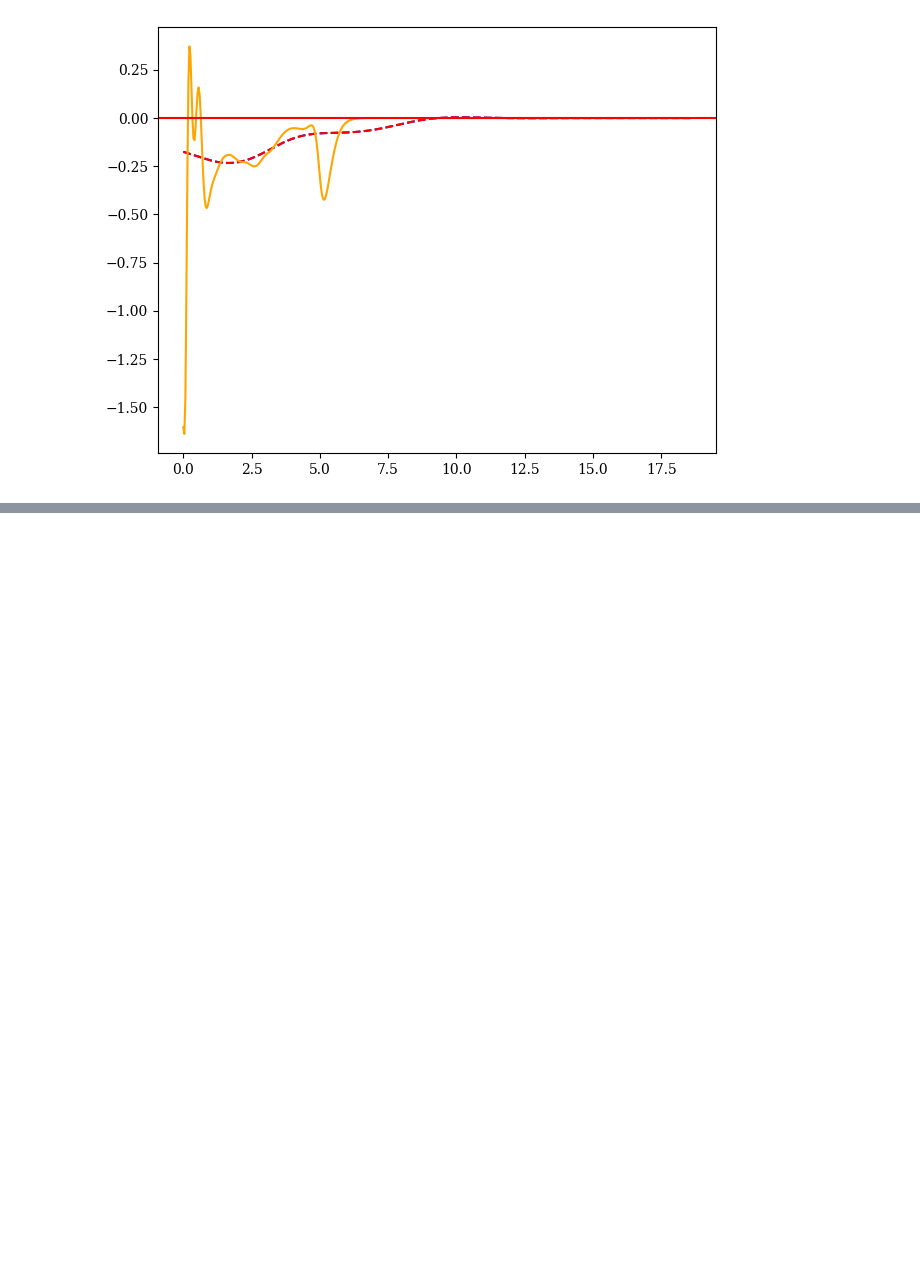
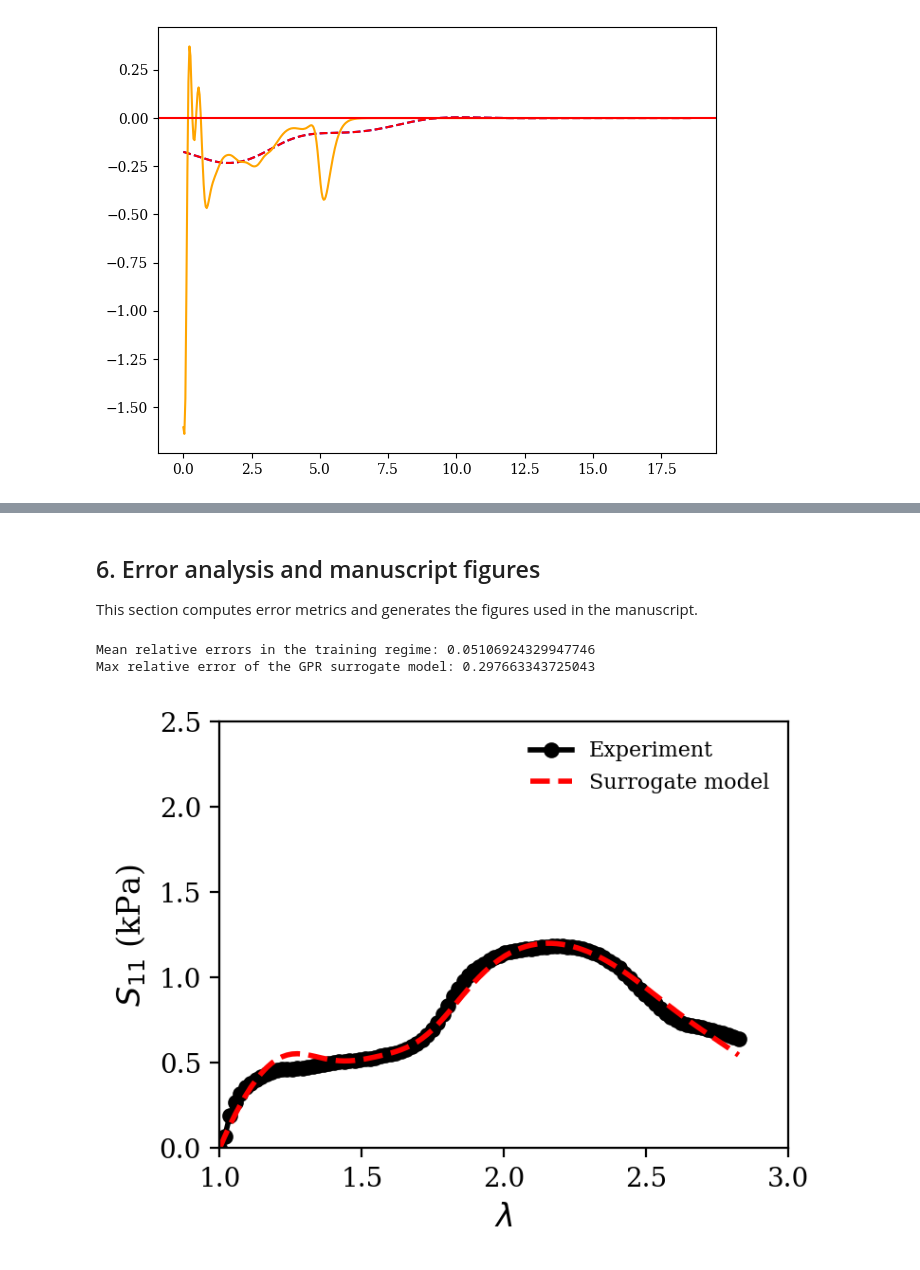
Before and after one commit to Soft-Materials-Mechanics-Laboratory/hyperelastic-damage-gpr, a Jupyter notebook: notebooks/02_experimental_validation-WM-p.ipynb, the cells around one changed output, grey strips where cells are left out. Saved outputs shown, nothing was run; the diff lists cells and outputs as text; code cells hidden in the pictures; blank space fills up the shorter version.

```diff
--- a/notebooks/02_experimental_validation-WM-p.ipynb
+++ b/notebooks/02_experimental_validation-WM-p.ipynb
@@ -2559,15 +457,0 @@ plt.show()
-# %%
-# Testing the model prediction on a uniaxial (strain) tension-compression experiment (all other directions have no deformation)
-F_uniaxial = []
-N = 500
-F11 = np.linspace(0.25, 1.75, N)
-for i in range(N):
-    F_uniaxial.append(np.array([F11[i], 0, 0, 0, 1, 0, 0, 0, 1]))
-
-I1_uniaxial, I2_uniaxial, I3_uniaxial, C_uniaxial = invariants(F_uniaxial)
-input_uniaxial = np.vstack((np.array(I1_uniaxial), np.array(I2_uniaxial), np.array(I3_uniaxial))).T
-
-C1_uniaxial_MR = (2 * A10 + (2 * A01*np.array(I1_uniaxial))) # Irreducible integrity basis of the MR model
-C2_uniaxial_MR = -2 * A01 * np.ones(C1_uniaxial_MR.shape)
-J_uniaxial_MR = np.sqrt(I3_uniaxial)
-C3_uniaxial_MR = (2 * k * J_uniaxial_MR * (J_uniaxial_MR - 1)) - (2*(A10 + 2*A01))
@@ -2763,0 +465,53 @@ plt.show()
+# %% [markdown]
+## 6. Error analysis and manuscript figures
+
+This section computes error metrics and generates the figures used in the manuscript.
+# %%
+# Computing the fitting error. Only the 11-component is considered as all others are zero.
+S11_test_tension = S11_test[int(np.where(F11==1.0)[0][0]):]
+
+err_test_overall = []
+for i in range(len(S_training)):
+    S_diff = S11_test_tension[i] - S11_training[i]
+    # Avoiding division by very small values by adding a max condition in the denominator.
+    err_test_overall.append(np.linalg.norm(S_diff) / np.max((0.01*np.max(S11_training), S11_training[i])))
+
+mean_err_trainregime = np.nanmean(np.array(err_test_overall)) # mean error in the training regime.
+max_err_trainregime = np.nanmax(np.array(err_test_overall))
+
+print('Mean relative errors in the training regime:', mean_err_trainregime)
+print('Max relative error of the GPR surrogate model:', max_err_trainregime)
+# %% [output]
+Mean relative errors in the training regime: 0.05106924329947746
+Max relative error of the GPR surrogate model: 0.297663343725043
+# %%
+# Plotting the fitted stress by the data-driven model.
+# Plot 8c. Training data and Fitted Response.
+plt.rc('font', family='serif')
+plt.rcParams["figure.autolayout"] = True
+plt.rc('xtick', labelsize='medium')
+plt.rc('ytick', labelsize='medium')
+plt.rc('axes', labelsize='large')
+
+fig = plt.figure(figsize=(4, 3), dpi=200)
+
+h = [Size.Fixed(0), Size.Fixed(3)]
+v = [Size.Fixed(0), Size.Fixed(2.25)]
+divider = Divider(fig, (0, 0, 1, 1), h, v, aspect=False)
+# The width and height of the rectangle are ignored.
+ax = fig.add_axes(divider.get_position(),
+                  axes_locator=divider.new_locator(nx=1, ny=1))
+fig.set_tight_layout(False)
+
+ax.plot(F11_train, S11_training, c = 'k', marker = 'o', markersize = '5', linewidth = 2, label = 'Experiment')
+ax.plot(F11[int(np.where(F11==1.0)[0][0]):], np.array(S11_test)[int(np.where(F11==1.0)[0][0]):], c = 'r', linestyle = '--', linewidth = 2, label = 'Surrogate model')
+plt.xlim([1, 3])
+plt.ylim((0, 2.5))
+
+ax.set_xlabel('$\lambda$')
+ax.set_ylabel('$S_{11}$ (kPa)')
+ax.legend(frameon=False, prop={'size': 8})
+plt.savefig("../results/Hyperelastic_training_fitting_WM-p.svg")
+plt.show()
+# %% [output]
+[figure, added]
```
Also changed, not shown: parts of 124 cells of this notebook, 3 other files.
